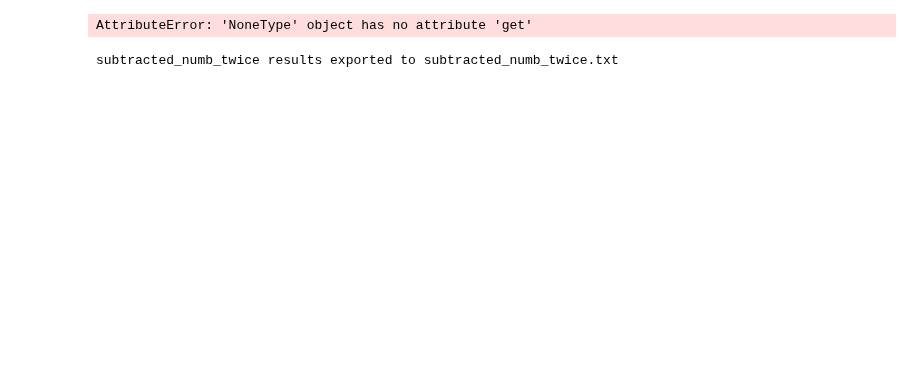
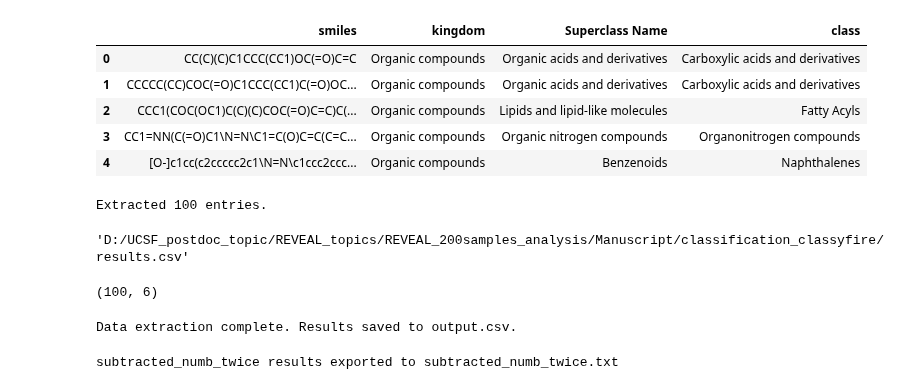
Before and after one commit to YANGJJ93MS/Plastic_Chemical_suspect_screening, a Jupyter notebook: Classyfire_json2csv.ipynb, the cells around one changed output. Saved outputs shown, nothing was run; the diff lists cells and outputs as text; code cells hidden in the pictures; blank space fills up the shorter version.

```diff
--- a/Classyfire_json2csv.ipynb
+++ b/Classyfire_json2csv.ipynb
@@ -1 +74,10 @@
+# %%
+df.head()
+# %% [output]
+|  | smiles | kingdom | Superclass Name | class |
+| 0 | CC(C)(C)C1CCC(CC1)OC(=O)C=C | Organic compounds | Organic acids and derivatives | Carboxylic acids and derivatives |
+| 1 | CCCCC(CC)COC(=O)C1CCC(CC1)C(=O)OC... | Organic compounds | Organic acids and derivatives | Carboxylic acids and derivatives |
+| 2 | CCC1(COC(OC1)C(C)(C)COC(=O)C=C)C(... | Organic compounds | Lipids and lipid-like molecules | Fatty Acyls |
+| 3 | CC1=NN(C(=O)C1\N=N\C1=C(O)C=C(C=C... | Organic compounds | Organic nitrogen compounds | Organonitrogen compounds |
+| 4 | [O-]c1cc(c2ccccc2c1\N=N\c1ccc2ccc... | Organic compounds | Benzenoids | Naphthalenes |
 # %%
@@ -4,3 +87,59 @@ outputpath = 'D:/UCSF_postdoc_topic/REVEAL_topics/REVEAL_200samples_analysis/pla
+# %%
+import json
+import pandas as pd
+
+# Load JSON data from file
+with open(filepath, 'r') as file:
+    data = json.load(file)
+
+# Ensure 'entities' exists and contains all entries
+entities = data.get('entities', [])
+if not entities:
+    raise ValueError("No entities found in the JSON file.")
+
+# Extract relevant information
+extracted_data = []
+for entry in entities:
+    identifier = entry.get('identifier', None)
+    smiles = entry.get('smiles', None)
+    inchikey = entry.get('inchikey', None)
+    kingdom = entry.get('kingdom', {})
+    superclass = entry.get('superclass', {})
+    entry_class = entry.get('class', {})
+
+    kingdom_name = kingdom.get('name', None) if kingdom else None
+    superclass_name = superclass.get('name', None) if superclass else None
+    class_name = entry_class.get('name', None) if entry_class else None
+
+    extracted_data.append({
+        'Identifier': identifier,
+        'SMILES': smiles,
+        'InChIKey': inchikey,
+        'Kingdom': kingdom_name,
+        'Superclass': superclass_name,
+        'Class': class_name
+    })
+
+# Validate the number of entries extracted
+if len(extracted_data) != len(entities):
+    raise ValueError("Mismatch in the number of entities and extracted data. Check the JSON structure.")
+
+# Create a DataFrame
+df = pd.DataFrame(extracted_data)
+
+# Save or display the DataFrame
+output_path = outputpath
+print(f"Extracted {len(extracted_data)} entries.")
+df.to_csv(output_path, index=False)
+
+output_path
+# %% [output]
+Extracted 100 entries.
+'D:/UCSF_postdoc_topic/REVEAL_topics/REVEAL_200samples_analysis/Manuscript/classification_classyfire/results.csv'
+# %%
+df.shape
+# %% [output]
+(100, 6)
 # %%
 import json
 import csv
@@ -52,13 +191,16 @@ for entity in data.get("entities", []):
         class_results.append(["None"])
 
 
+# Combine the results into a single list of rows
+combined_results = list(zip(all_smi_results, all_kingdom_results, all_spclass_results, all_class_results))
+
 # Write results to CSV
 with open(outputpath, 'w', newline='') as csv_file:
     csv_writer = csv.writer(csv_file)
-    csv_writer.writerow(['smiles','kingdom',  "Superclass Name", 'class'])
-    csv_writer.writerows(smi_results,spclass_results,kingdom_results,class_results)
+    csv_writer.writerow(['smiles', 'kingdom', 'Superclass Name', 'class'])
+    csv_writer.writerows(combined_results)
 
 print("Data extraction complete. Results saved to output.csv.")
 # %% [output]
-AttributeError: 'NoneType' object has no attribute 'get'
+Data extraction complete. Results saved to output.csv.
 # %%
```
Also changed, not shown: parts of 3 cells of this notebook, 10 other files.
